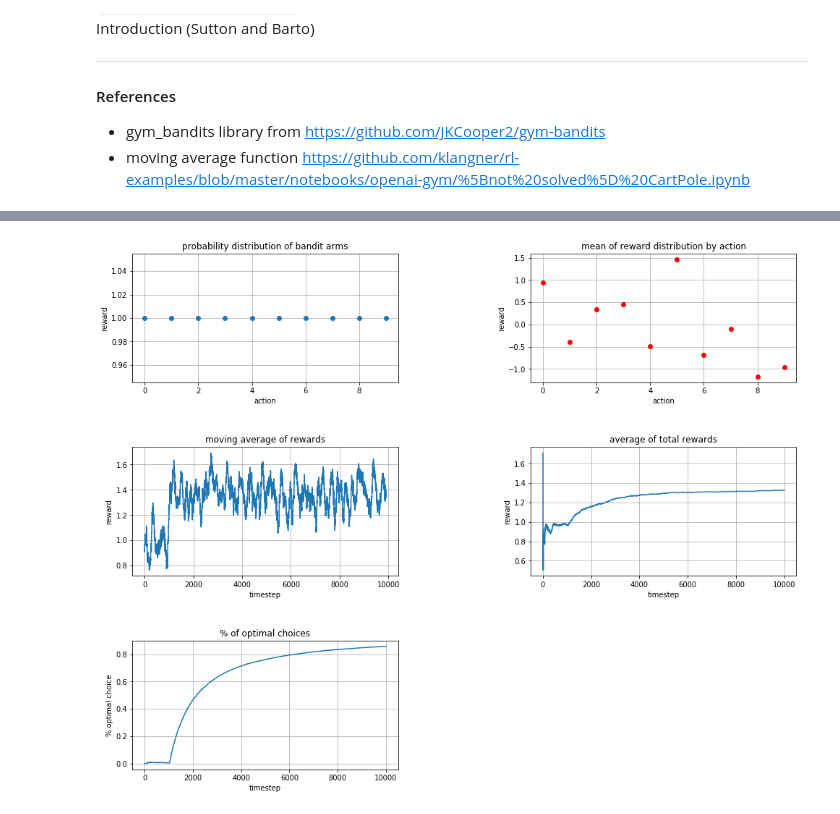
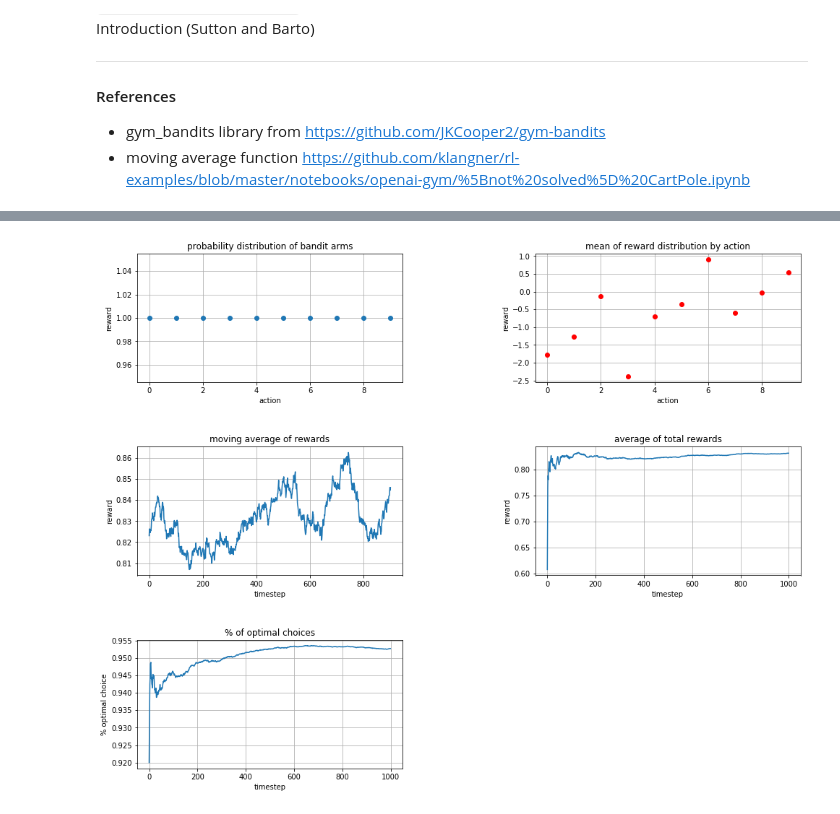
Before and after one commit to rae83/reinforcement-learning-projects, a Jupyter notebook: k-bandit/k-bandit.ipynb, the cells around one changed output, grey strips where cells are left out. Saved outputs shown, nothing was run; the diff lists cells and outputs as text; code cells hidden in the pictures.

Commit message:
changed metrics and event loop to be done as averages across trials

```diff
--- a/k-bandit/k-bandit.ipynb
+++ b/k-bandit/k-bandit.ipynb
@@ -40,11 +40,22 @@ def moving_average(xs, n=100):
     ret[n:] = ret[n:] - ret[:-n]
     return ret[n - 1:] / n
 
-def divide_by_index(xs):
-    output = [0] * len(xs)
-    for n in range(len(xs)):
-        output[n] = float(xs[n]) / (n + 1)
+def divide_by_index(x):
+    output = [0] * len(x)
+    for n in range(len(x)):
+        output[n] = float(x[n]) / (n + 1)
     return output
+
+def avg_across_arrays(xs): # where xs is an array of arrays, all of same length
+    length = len(xs[0])
+    num_arrays = len(xs)
+    output = [0] * length
+    for j in range(length):
+        xsum = 0.
+        for i in range(num_arrays):
+            xsum += xs[i][j]
+        output[j] = xsum / num_arrays
+    return output
 # %%
 # defining the agent
 
@@ -110,3 +134,9 @@ for t in range(10000):
+# %%
+# get averages across all episodes
+
+avg_rewards = avg_across_arrays(all_rewards)
+avg_total_rewards = avg_across_arrays(all_total_rewards)
+avg_optimal = avg_across_arrays(all_optimal_trackers)
 # %%
 # plotting
 
@@ -129,34 +159,34 @@ plt.xlabel('action')
 plt.ylabel('reward')
 plt.grid(True)
 
 
 # moving average of rewards
 plt.subplot(323)
-plt.plot(moving_average(rewards))
+plt.plot(avg_rewards)
 plt.title('moving average of rewards')
 plt.xlabel('timestep')
 plt.ylabel('reward')
 plt.grid(True)
 
 # moving average of total rewards
 plt.subplot(324)
-plt.plot(divide_by_index(total_rewards)) # to get average reward
+plt.plot(avg_total_rewards) # to get average reward
 plt.title('average of total rewards')
 plt.xlabel('timestep')
 plt.ylabel('reward')
 plt.grid(True)
 
 # % of optimal choices
 plt.subplot(325)
-plt.plot(divide_by_index(optimal_tracker)) # to get % times optimal choice was chosen
+plt.plot(avg_optimal) # to get % times optimal choice was chosen
 plt.title('% of optimal choices')
 plt.xlabel('timestep')
 plt.ylabel('% optimal choice')
 plt.grid(True)
 
 plt.subplots_adjust(top=0.99, bottom=.0, left=0.10, right=0.95, hspace=0.5,
                     wspace=0.5)
 
 plt.show()
 # %% [output]
-[figure, old version]
+[figure, new version]
```
Also changed, not shown: parts of 3 cells of this notebook.
